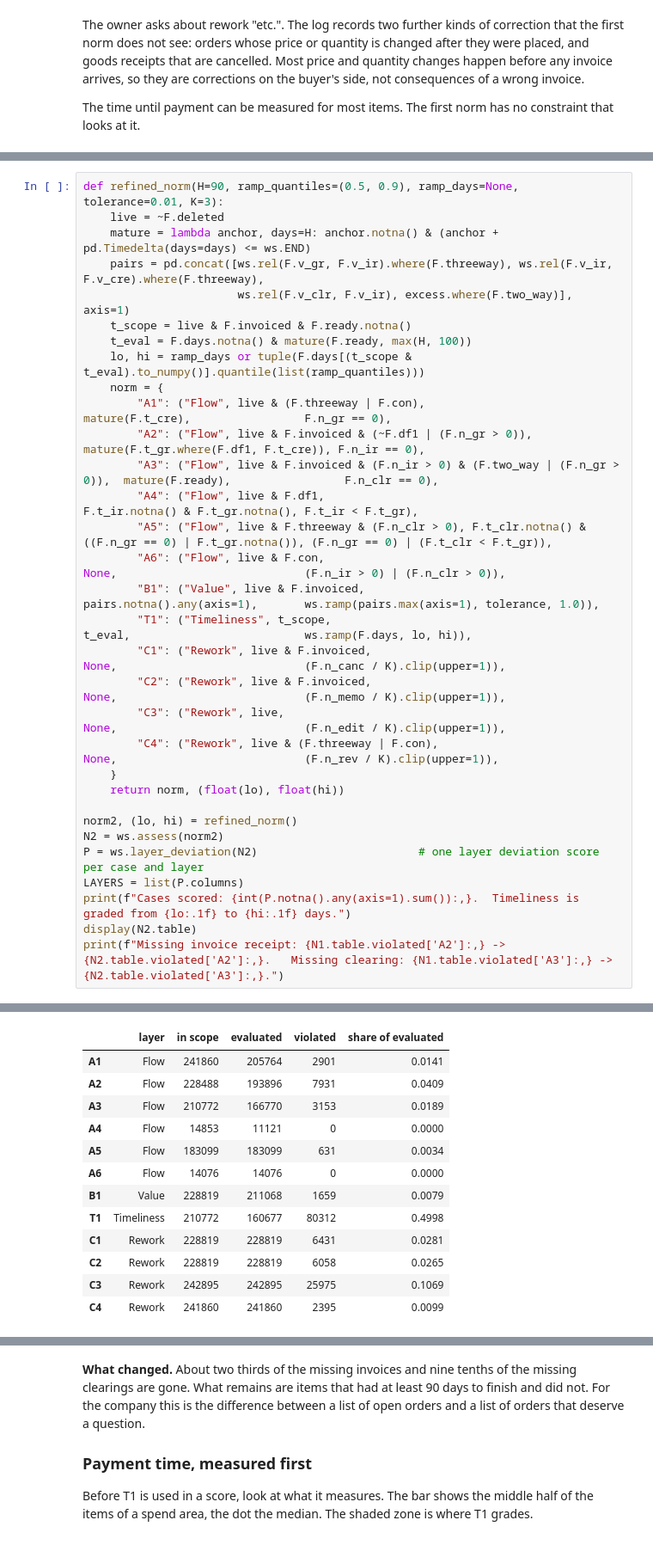
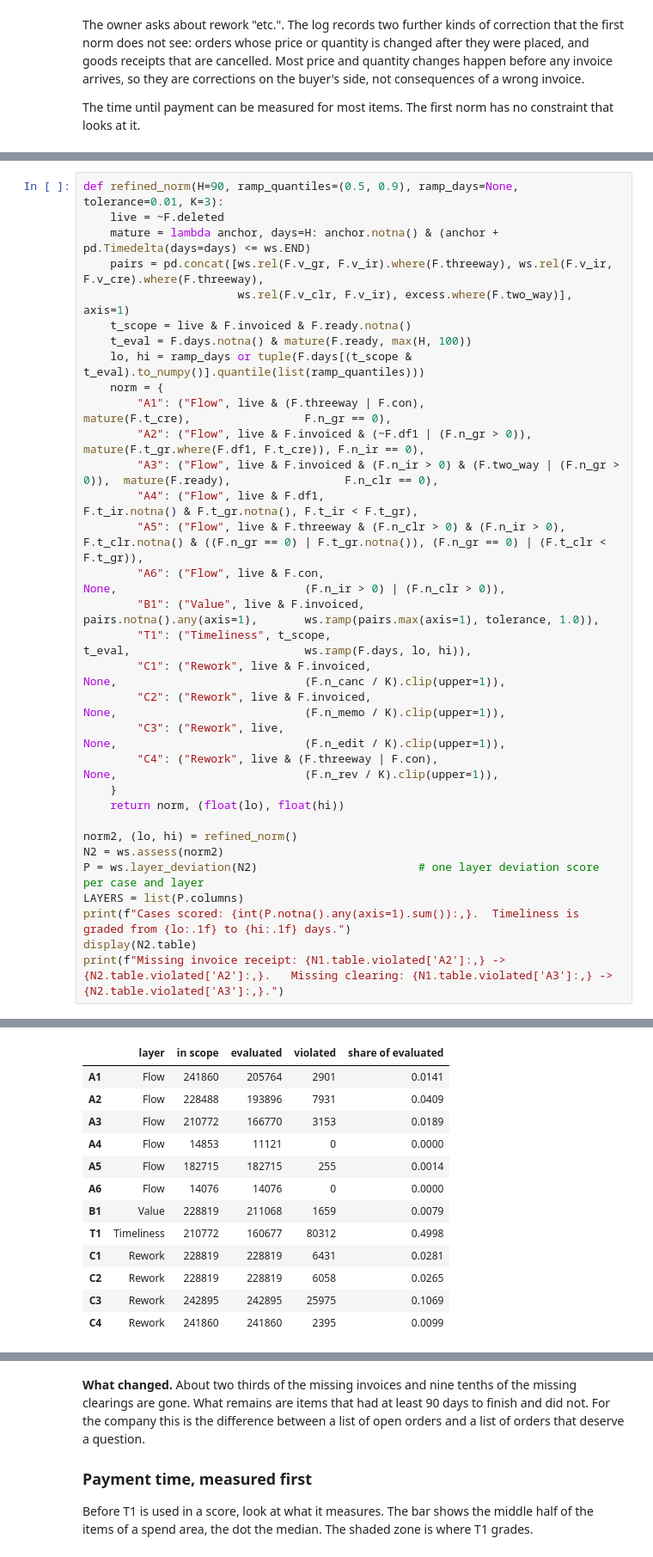
Before and after one commit to feelfine1977/wise-pm-library, a Jupyter notebook: notebooks/WISE_BPIC19_Evaluation_Story.ipynb, the cells around one changed output, grey strips where cells are left out. Shown at 86% size. Saved outputs shown, nothing was run; the diff lists cells and outputs as text.

```diff
--- a/notebooks/WISE_BPIC19_Evaluation_Story.ipynb
+++ b/notebooks/WISE_BPIC19_Evaluation_Story.ipynb
@@ -363,35 +401,35 @@ def refined_norm(H=90, ramp_quantiles=(0.5, 0.9), ramp_days=None, tolerance=0.01
     lo, hi = ramp_days or tuple(F.days[(t_scope & t_eval).to_numpy()].quantile(list(ramp_quantiles)))
     norm = {
         "A1": ("Flow", live & (F.threeway | F.con),                                    mature(F.t_cre),                 F.n_gr == 0),
         "A2": ("Flow", live & F.invoiced & (~F.df1 | (F.n_gr > 0)),                    mature(F.t_gr.where(F.df1, F.t_cre)), F.n_ir == 0),
         "A3": ("Flow", live & F.invoiced & (F.n_ir > 0) & (F.two_way | (F.n_gr > 0)),  mature(F.ready),                 F.n_clr == 0),
         "A4": ("Flow", live & F.df1,                                                   F.t_ir.notna() & F.t_gr.notna(), F.t_ir < F.t_gr),
-        "A5": ("Flow", live & F.threeway & (F.n_clr > 0), F.t_clr.notna() & ((F.n_gr == 0) | F.t_gr.notna()), (F.n_gr == 0) | (F.t_clr < F.t_gr)),
+        "A5": ("Flow", live & F.threeway & (F.n_clr > 0) & (F.n_ir > 0), F.t_clr.notna() & ((F.n_gr == 0) | F.t_gr.notna()), (F.n_gr == 0) | (F.t_clr < F.t_gr)),
         "A6": ("Flow", live & F.con,                                                   None,                            (F.n_ir > 0) | (F.n_clr > 0)),
         "B1": ("Value", live & F.invoiced,                                             pairs.notna().any(axis=1),       ws.ramp(pairs.max(axis=1), tolerance, 1.0)),
         "T1": ("Timeliness", t_scope,                                                  t_eval,                          ws.ramp(F.days, lo, hi)),
         "C1": ("Rework", live & F.invoiced,                                            None,                            (F.n_canc / K).clip(upper=1)),
         "C2": ("Rework", live & F.invoiced,                                            None,                            (F.n_memo / K).clip(upper=1)),
         "C3": ("Rework", live,                                                         None,                            (F.n_edit / K).clip(upper=1)),
         "C4": ("Rework", live & (F.threeway | F.con),                                  None,                            (F.n_rev / K).clip(upper=1)),
     }
     return norm, (float(lo), float(hi))
 
 norm2, (lo, hi) = refined_norm()
 N2 = ws.assess(norm2)
 P = ws.layer_deviation(N2)                        # one layer deviation score per case and layer
 LAYERS = list(P.columns)
 print(f"Cases scored: {int(P.notna().any(axis=1).sum()):,}.  Timeliness is graded from {lo:.1f} to {hi:.1f} days.")
 display(N2.table)
 print(f"Missing invoice receipt: {N1.table.violated['A2']:,} -> {N2.table.violated['A2']:,}.   Missing clearing: {N1.table.violated['A3']:,} -> {N2.table.violated['A3']:,}.")
 # %% [output]
 Cases scored: 242,895.  Timeliness is graded from 44.4 to 99.0 days.
 |  | layer | in scope | evaluated | violated | share of evaluated |
 | A1 | Flow | 241860 | 205764 | 2901 | 0.0141 |
 | A2 | Flow | 228488 | 193896 | 7931 | 0.0409 |
 | A3 | Flow | 210772 | 166770 | 3153 | 0.0189 |
 | A4 | Flow | 14853 | 11121 | 0 | 0.0000 |
-| A5 | Flow | 183099 | 183099 | 631 | 0.0034 |
+| A5 | Flow | 182715 | 182715 | 255 | 0.0014 |
 | A6 | Flow | 14076 | 14076 | 0 | 0.0000 |
 | B1 | Value | 228819 | 211068 | 1659 | 0.0079 |
 | T1 | Timeliness | 210772 | 160677 | 80312 | 0.4998 |
```
Also changed, not shown: parts of 37 cells of this notebook, 5 other files.
